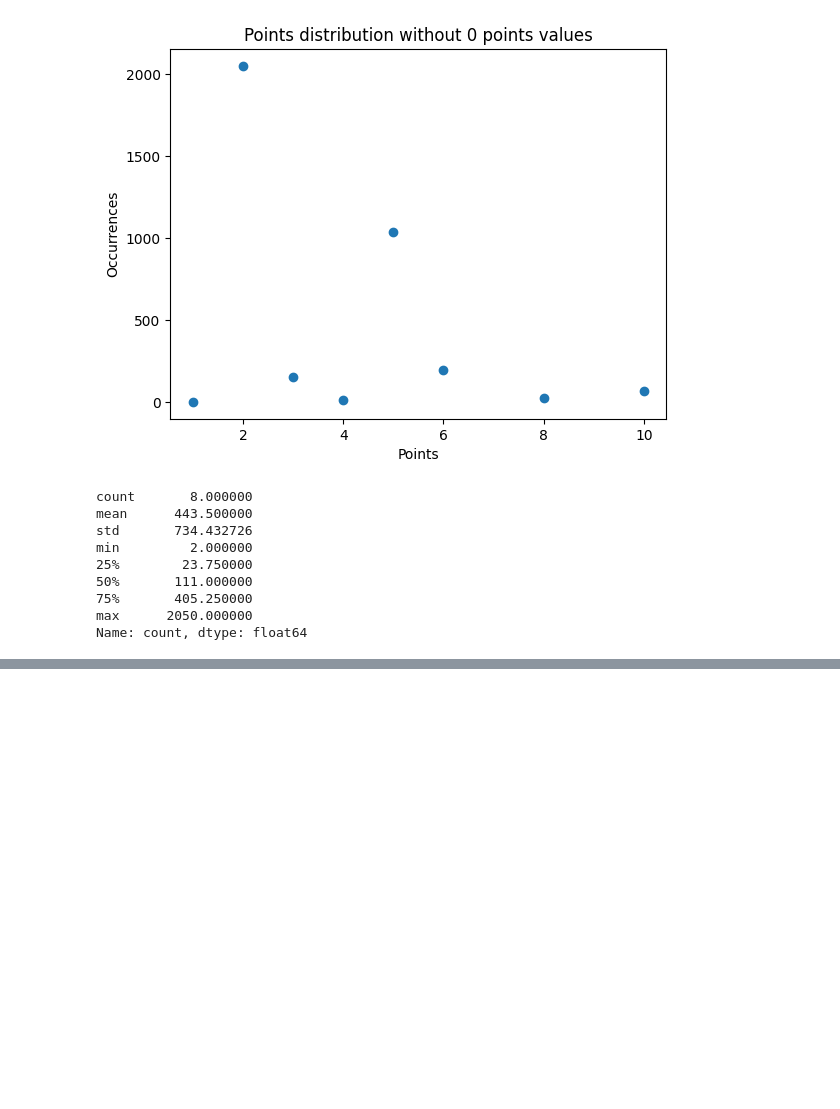
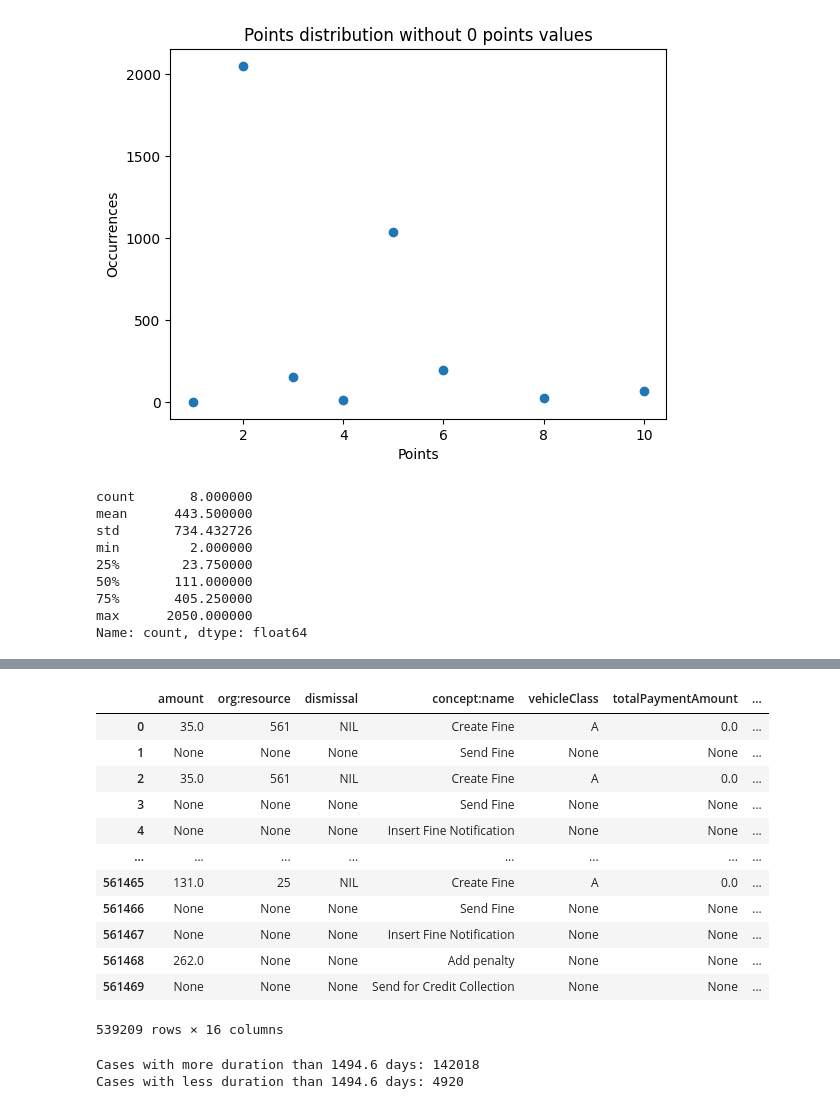
Before and after one commit to roccobalocco/AvodingTrafficFines, a Jupyter notebook: Notebooks/data_processing.ipynb, the cells around one changed output, grey strips where cells are left out. Drawn from its saved outputs; the diff is of its cells as text; code cells hidden in the pictures; blank space fills up the shorter version.

```diff
--- a/Notebooks/data_processing.ipynb
+++ b/Notebooks/data_processing.ipynb
@@ -150,0 +166,31 @@ filtered_log = pm4py.filter_case_size(original_event_log, 1, 9)
+# %%
+# 3 Filtering for the variants that cover at least 0.24% of the cases in the event log (we will cover ~98.6% of all of the event logs this way)
+filtered_log = pm4py.filter_variants_top_k(filtered_log, 9)
+filtered_log
+# %% [output]
+|  | amount | org:resource | dismissal | concept:name | vehicleClass | totalPaymentAmount | ... |
+| 0 | 35.0 | 561 | NIL | Create Fine | A | 0.0 | ... |
+| 1 | None | None | None | Send Fine | None | None | ... |
+| 2 | 35.0 | 561 | NIL | Create Fine | A | 0.0 | ... |
+| 3 | None | None | None | Send Fine | None | None | ... |
+| 4 | None | None | None | Insert Fine Notification | None | None | ... |
+| ... | ... | ... | ... | ... | ... | ... | ... |
+| 561465 | 131.0 | 25 | NIL | Create Fine | A | 0.0 | ... |
+| 561466 | None | None | None | Send Fine | None | None | ... |
+| 561467 | None | None | None | Insert Fine Notification | None | None | ... |
+| 561468 | 262.0 | None | None | Add penalty | None | None | ... |
+| 561469 | None | None | None | Send for Credit Collection | None | None | ... |
+539209 rows × 16 columns
+# %%
+# 3 Filtering for maximum duration of the traces (1494.6 days)
+case_durations = pm4py.get_all_case_durations(filtered_log)
+more_duration, less_duration = 0, 0
+for case_duration in case_durations:
+    if case_duration > (1494.6 * 24) :
+        more_duration += 1
+    else:
+        less_duration += 1
+print("Cases with more duration than 1494.6 days: {}\nCases with less duration than 1494.6 days: {}".format(more_duration, less_duration))
+# %% [output]
+Cases with more duration than 1494.6 days: 142018
+Cases with less duration than 1494.6 days: 4920
```
Also changed, not shown: parts of 3 cells of this notebook.
